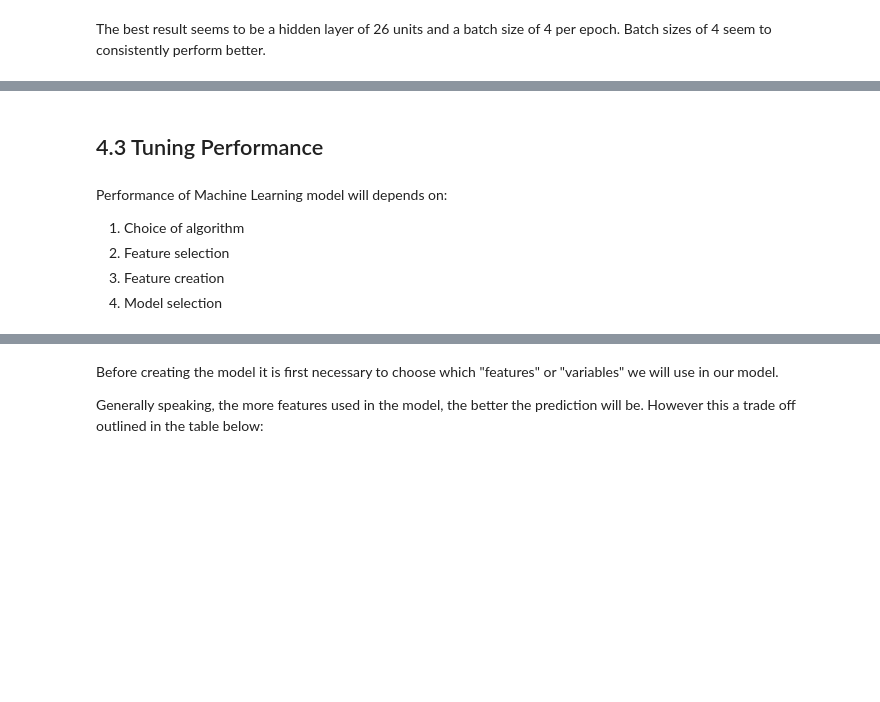
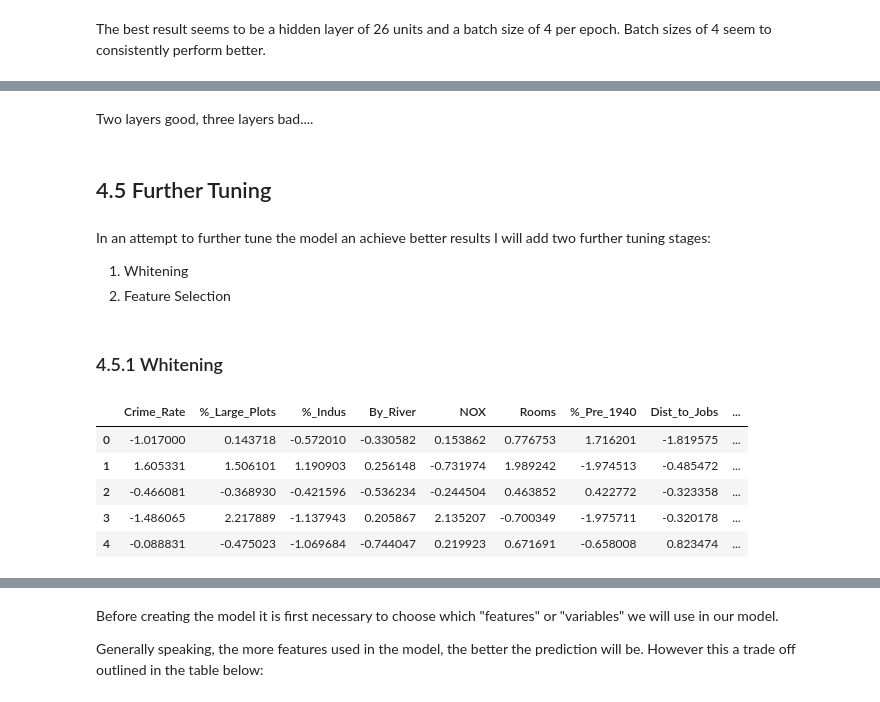
Before and after one commit to ConorHogan/MachineLearning-and-Statistics-Project, a Jupyter notebook: Machine-Learning-and-Statistics-Project-Notebook.ipynb, the cells around one changed output, grey strips where cells are left out. Cells and saved outputs as stored; diff of their text form; code cells hidden in the pictures; blank space fills up the shorter version.

Commit message:
Additional layer testing. Further tuning and testing for whitening

```diff
--- a/Machine-Learning-and-Statistics-Project-Notebook.ipynb
+++ b/Machine-Learning-and-Statistics-Project-Notebook.ipynb
@@ -1594,8 +1546,23 @@ The best result seems to be a hidden layer of 26 units and a batch size of 4 per
+# %% [markdown]
+Two layers good, three layers bad....
 # %% [markdown]
-## 4.3 Tuning Performance
+## 4.5 Further Tuning
-# %% [markdown]
-Performance of Machine Learning model will depends on:
-1. Choice of algorithm
-2. Feature selection
-3. Feature creation
-4. Model selection
+# %% [markdown]
+In an attempt to further tune the model an achieve better results I will add two further tuning stages:
+
+1. Whitening
+2. Feature Selection
+# %% [markdown]
+### 4.5.1 Whitening
+# %%
+pca = dec.PCA(n_components=13, whiten=True)
+pca.fit(x_train)
+x_train_white = pd.DataFrame(pca.transform(x_train), columns=x_input.columns)
+x_train_white.head()
+# %% [output]
+|  | Crime_Rate | %_Large_Plots | %_Indus | By_River | NOX | Rooms | %_Pre_1940 | Dist_to_Jobs | ... |
+| 0 | -1.017000 | 0.143718 | -0.572010 | -0.330582 | 0.153862 | 0.776753 | 1.716201 | -1.819575 | ... |
+| 1 | 1.605331 | 1.506101 | 1.190903 | 0.256148 | -0.731974 | 1.989242 | -1.974513 | -0.485472 | ... |
+| 2 | -0.466081 | -0.368930 | -0.421596 | -0.536234 | -0.244504 | 0.463852 | 0.422772 | -0.323358 | ... |
+| 3 | -1.486065 | 2.217889 | -1.137943 | 0.205867 | 2.135207 | -0.700349 | -1.975711 | -0.320178 | ... |
+| 4 | -0.088831 | -0.475023 | -1.069684 | -0.744047 | 0.219923 | 0.671691 | -0.658008 | 0.823474 | ... |
```
Also changed, not shown: parts of 52 cells of this notebook.
